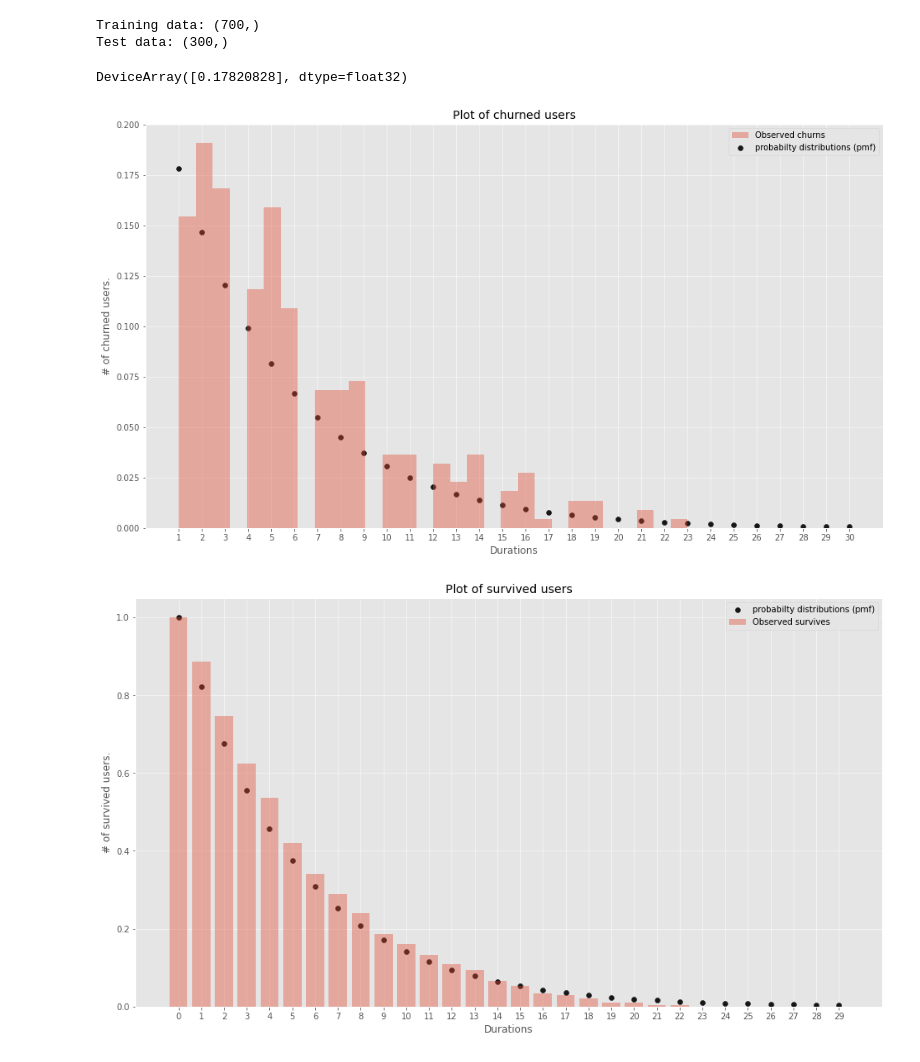
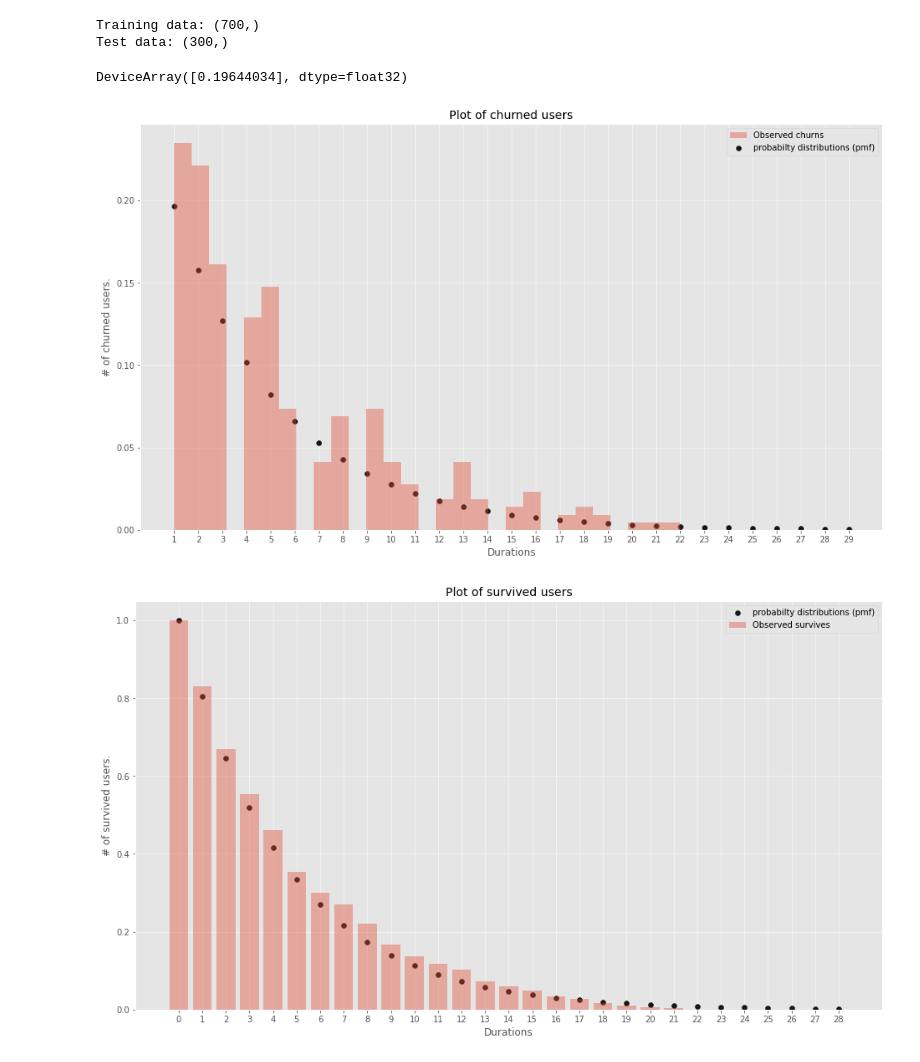
Before and after one commit to yukoga/cltv_contractual_with_jax, a Jupyter notebook: notebooks/cltv_mle.ipynb, the cells around one changed output. Cells and saved outputs as stored; diff of their text form; code cells hidden in the pictures.

```diff
--- a/notebooks/cltv_mle.ipynb
+++ b/notebooks/cltv_mle.ipynb
@@ -29,8 +29,7 @@ def init_variables(to_delete: list) -> None:
 # %%
 theta_true = 0.2
 
-# ds, data = DummySubscriptions(p=.2, size=1000)()
-ds, data = DummySubscriptions(p=theta_true, size=1000, noise={'lam': 0.5})()
+ds, data = DummySubscriptions(p=.2, size=1000)()
 # %%
 data.shape
 # %% [output]
@@ -78,17 +77,17 @@ res = m.fit(loss, w_init, (jnp.array(y_train), None))
 # %%
 res.params
 # %% [output]
-DeviceArray([0.17820828], dtype=float32)
+DeviceArray([0.19644034], dtype=float32)
 # %%
-ax = plot_churns(df_test, theta=res.params, density=True)
+ax = plot_churns(df_test, theta=res.params, kind='hist', density=True)
 plt.show()
 # %% [output]
-[figure, old version]
+[figure, new version]
 # %%
 ax = plot_survives(df_test, theta=res.params, density=True)
 plt.show()
 # %% [output]
-[figure, old version]
+[figure, new version]
 # %%
 from jax.scipy.stats import geom
 # %%
```
Also changed, not shown: parts of 25 cells of this notebook, 2 other files.
